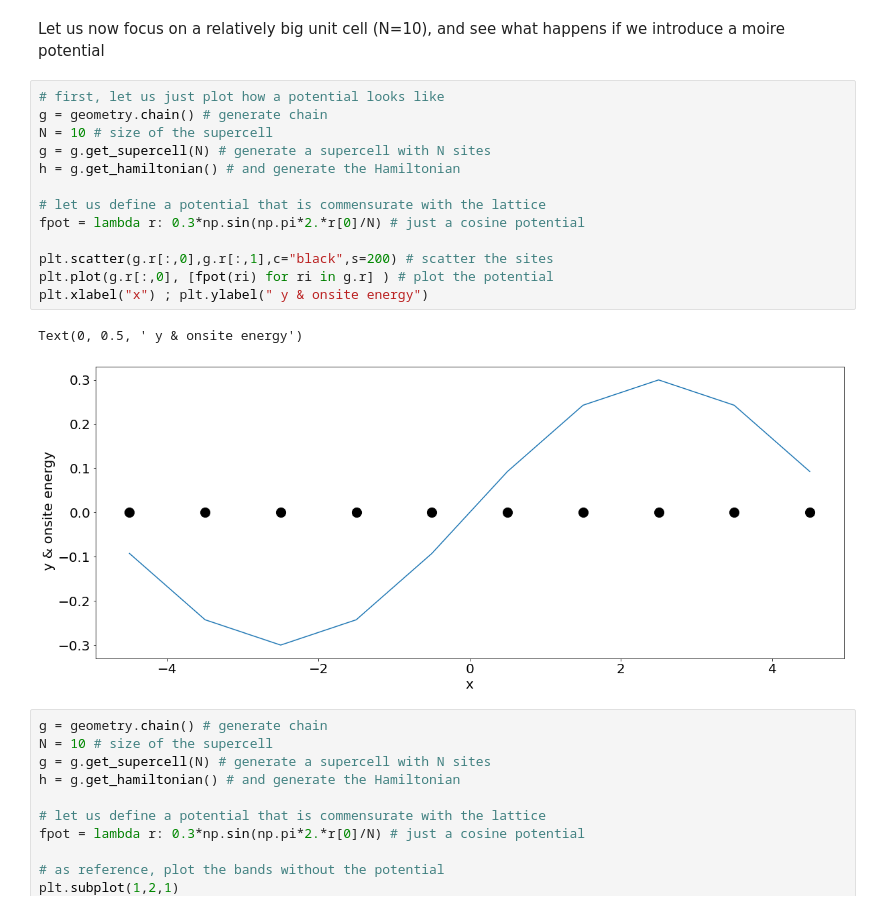
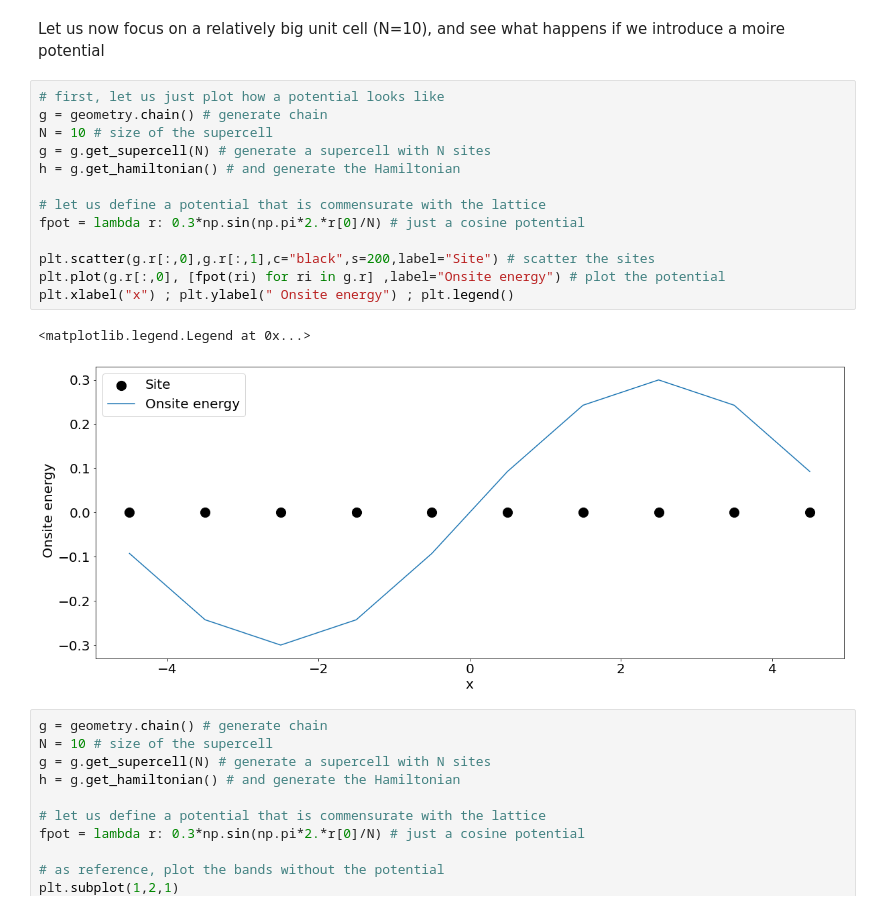
Before and after one commit to joselado/jyvaskyla_summer_school_2022, a Jupyter notebook: sessions/session4.ipynb, the cells around one changed output. Cells and saved outputs as stored; diff of their text form.

```diff
--- a/sessions/session4.ipynb
+++ b/sessions/session4.ipynb
@@ -68,19 +68,19 @@ Let us now focus on a relatively big unit cell (N=10), and see what happens if w
 # %%
 # first, let us just plot how a potential looks like
 g = geometry.chain() # generate chain
 N = 10 # size of the supercell
 g = g.get_supercell(N) # generate a supercell with N sites
 h = g.get_hamiltonian() # and generate the Hamiltonian
 
 # let us define a potential that is commensurate with the lattice
 fpot = lambda r: 0.3*np.sin(np.pi*2.*r[0]/N) # just a cosine potential
 
-plt.scatter(g.r[:,0],g.r[:,1],c="black",s=200) # scatter the sites
-plt.plot(g.r[:,0], [fpot(ri) for ri in g.r] ) # plot the potential
-plt.xlabel("x") ; plt.ylabel(" y & onsite energy")
+plt.scatter(g.r[:,0],g.r[:,1],c="black",s=200,label="Site") # scatter the sites
+plt.plot(g.r[:,0], [fpot(ri) for ri in g.r] ,label="Onsite energy") # plot the potential
+plt.xlabel("x") ; plt.ylabel(" Onsite energy") ; plt.legend()
 # %% [output]
-Text(0, 0.5, ' y & onsite energy')
+<matplotlib.legend.Legend at 0x...>
-[figure, old version]
+[figure, new version]
 # %%
 g = geometry.chain() # generate chain
 N = 10 # size of the supercell
```
